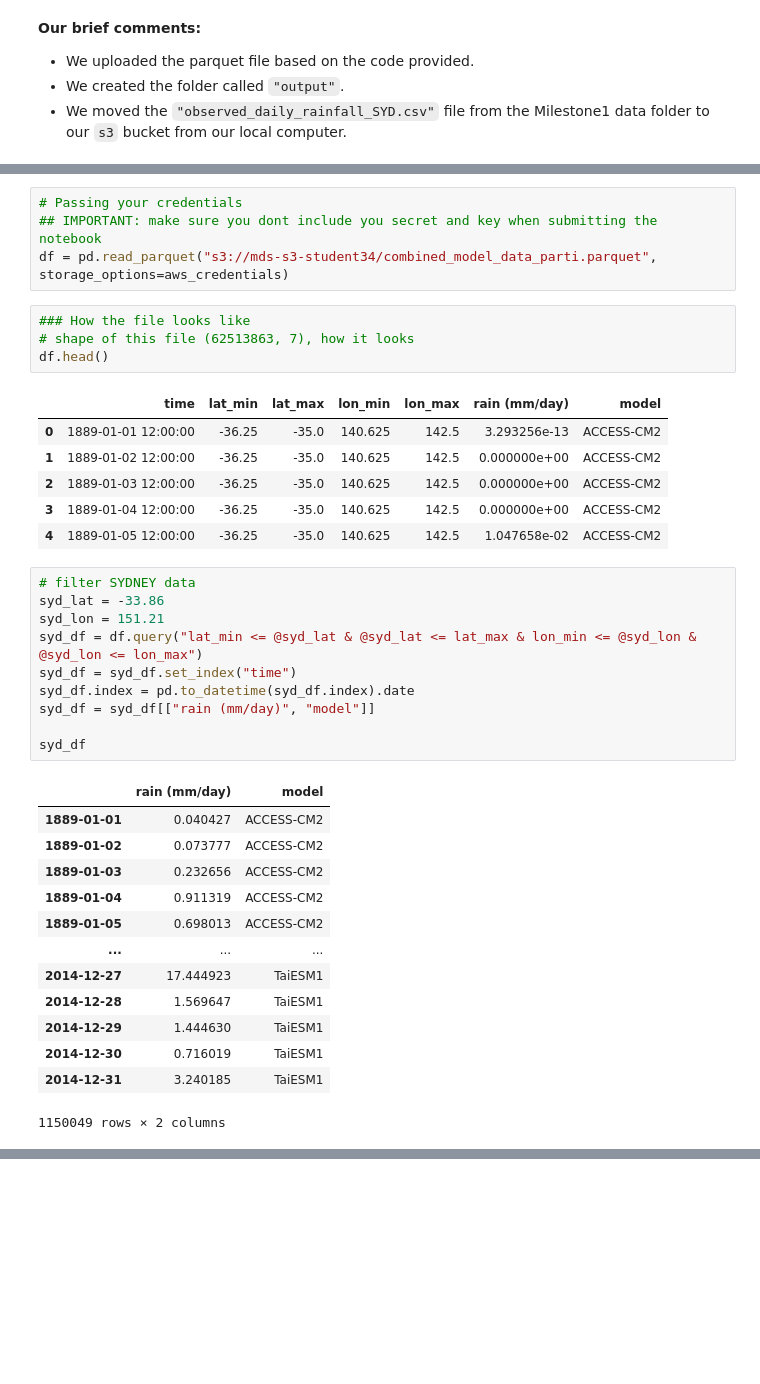
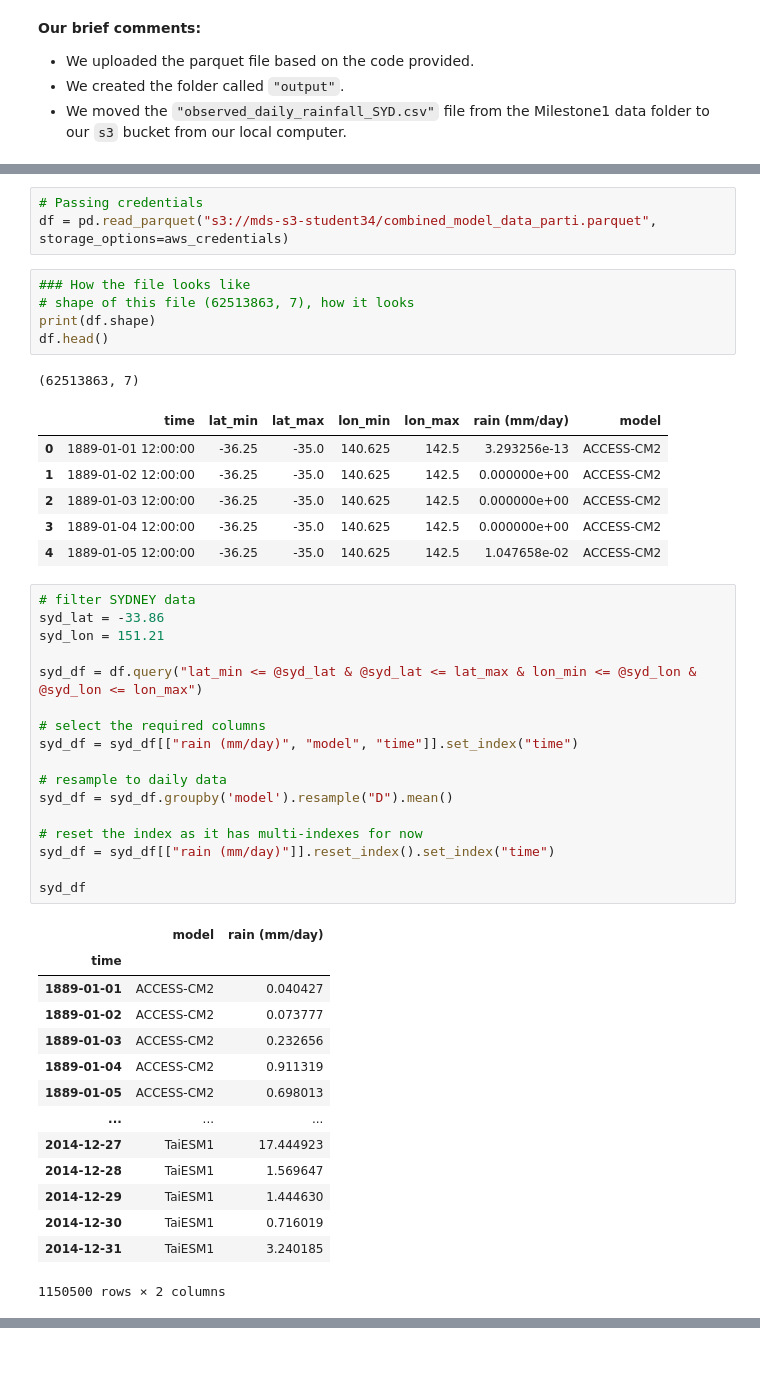
Before and after one commit to UBC-MDS/525_group11, a Jupyter notebook: notebooks/M2_notebook.ipynb, the cells around one changed output, grey strips where cells are left out. Cells and saved outputs as stored; diff of their text form; blank space fills up the shorter version.

```diff
--- a/notebooks/M2_notebook.ipynb
+++ b/notebooks/M2_notebook.ipynb
@@ -64,14 +79,15 @@ import pandas as pd
 f = open("keys.txt", "r")
 aws_credentials = json.loads(f.read())
 # %%
-# Passing your credentials
-## IMPORTANT: make sure you dont include you secret and key when submitting the notebook
+# Passing credentials
 df = pd.read_parquet("s3://mds-s3-student34/combined_model_data_parti.parquet", storage_options=aws_credentials)
 # %%
 ### How the file looks like
 # shape of this file (62513863, 7), how it looks
+print(df.shape)
 df.head()
 # %% [output]
+(62513863, 7)
 |  | time | lat_min | lat_max | lon_min | lon_max | rain (mm/day) | model |
 | 0 | 1889-01-01 12:00:00 | -36.25 | -35.0 | 140.625 | 142.5 | 3.293256e-13 | ACCESS-CM2 |
 | 1 | 1889-01-02 12:00:00 | -36.25 | -35.0 | 140.625 | 142.5 | 0.000000e+00 | ACCESS-CM2 |
@@ -81,25 +97,33 @@ df.head()
 # %%
 # filter SYDNEY data
 syd_lat = -33.86
 syd_lon = 151.21
+
 syd_df = df.query("lat_min <= @syd_lat & @syd_lat <= lat_max & lon_min <= @syd_lon & @syd_lon <= lon_max")
-syd_df = syd_df.set_index("time")
-syd_df.index = pd.to_datetime(syd_df.index).date
-syd_df = syd_df[["rain (mm/day)", "model"]]
+
+# select the required columns
+syd_df = syd_df[["rain (mm/day)", "model", "time"]].set_index("time")
+
+# resample to daily data
+syd_df = syd_df.groupby('model').resample("D").mean()
+
+# reset the index as it has multi-indexes for now
+syd_df = syd_df[["rain (mm/day)"]].reset_index().set_index("time")
 
 syd_df
 # %% [output]
-|  | rain (mm/day) | model |
-| 1889-01-01 | 0.040427 | ACCESS-CM2 |
-| 1889-01-02 | 0.073777 | ACCESS-CM2 |
-| 1889-01-03 | 0.232656 | ACCESS-CM2 |
-| 1889-01-04 | 0.911319 | ACCESS-CM2 |
-| 1889-01-05 | 0.698013 | ACCESS-CM2 |
+|  | model | rain (mm/day) |
+| time |  |  |
+| 1889-01-01 | ACCESS-CM2 | 0.040427 |
+| 1889-01-02 | ACCESS-CM2 | 0.073777 |
+| 1889-01-03 | ACCESS-CM2 | 0.232656 |
+| 1889-01-04 | ACCESS-CM2 | 0.911319 |
+| 1889-01-05 | ACCESS-CM2 | 0.698013 |
 | ... | ... | ... |
-| 2014-12-27 | 17.444923 | TaiESM1 |
-| 2014-12-28 | 1.569647 | TaiESM1 |
-| 2014-12-29 | 1.444630 | TaiESM1 |
-| 2014-12-30 | 0.716019 | TaiESM1 |
-| 2014-12-31 | 3.240185 | TaiESM1 |
+| 2014-12-27 | TaiESM1 | 17.444923 |
+| 2014-12-28 | TaiESM1 | 1.569647 |
+| 2014-12-29 | TaiESM1 | 1.444630 |
+| 2014-12-30 | TaiESM1 | 0.716019 |
+| 2014-12-31 | TaiESM1 | 3.240185 |
-1150049 rows × 2 columns
+1150500 rows × 2 columns
 # %%
```
Also changed, not shown: parts of 16 cells of this notebook.
